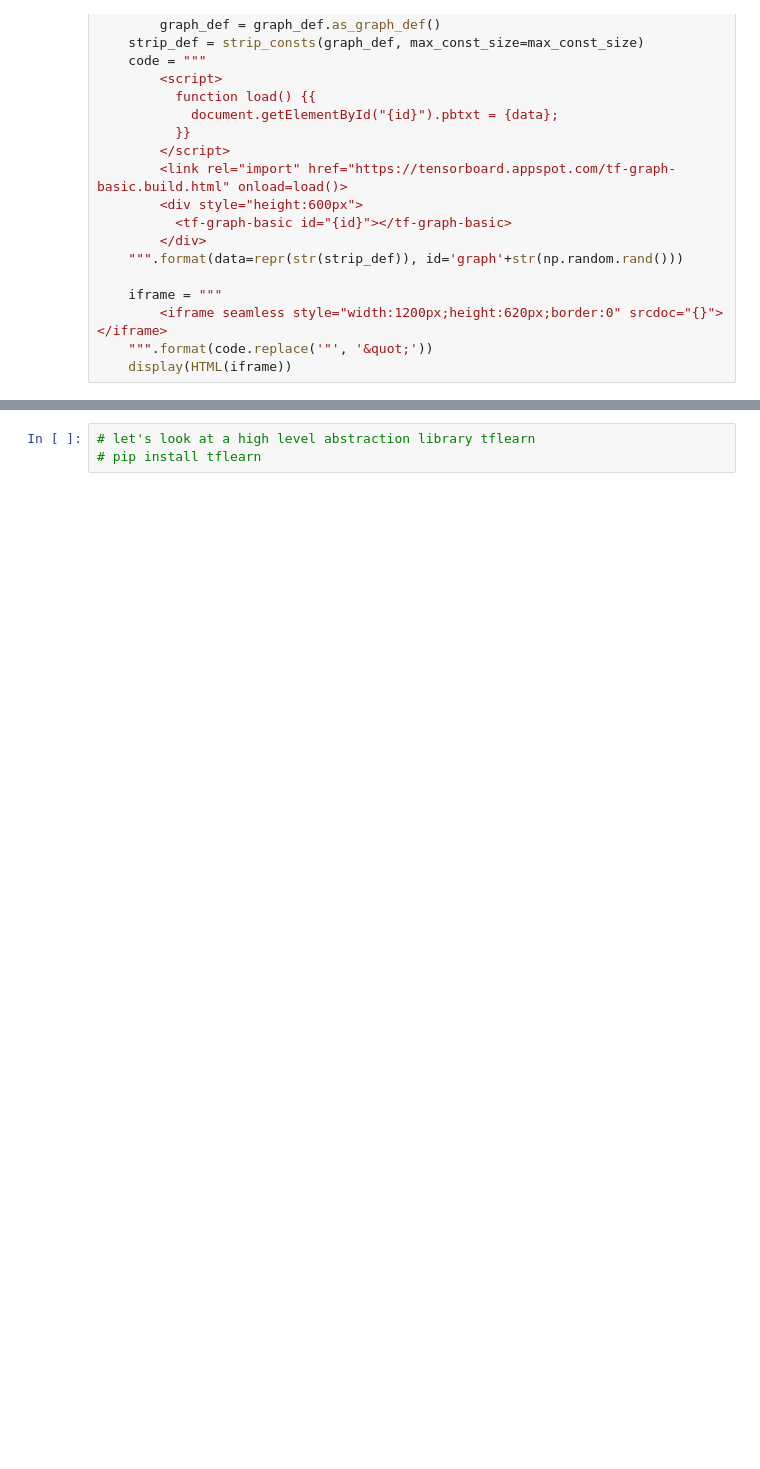
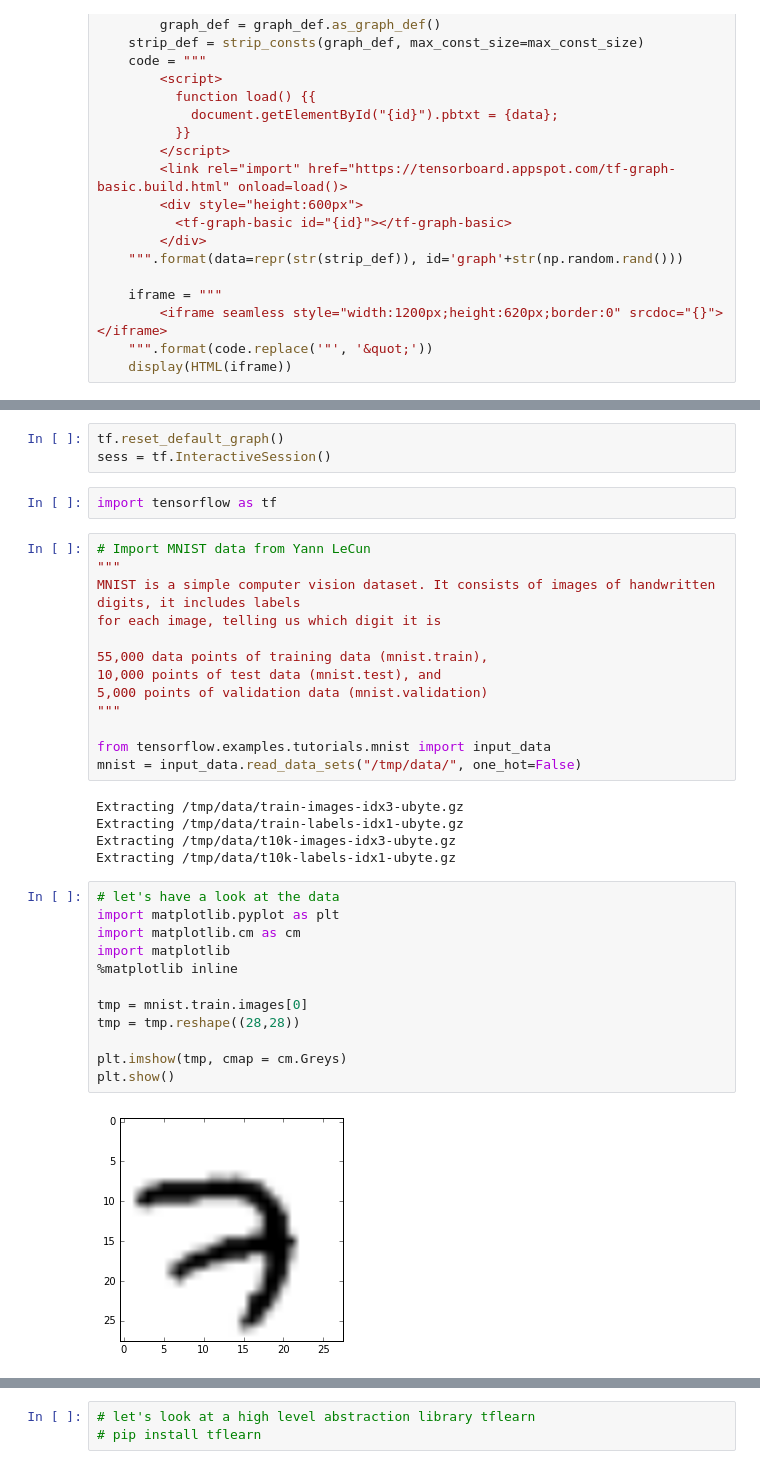
Before and after one commit to ivan-bilan/Deep-Learning-for-NLP-Tutorials, a Jupyter notebook: tensorflow_basics.ipynb, the cells around one changed output, grey strips where cells are left out. Cells and saved outputs as stored; diff of their text form; blank space fills up the shorter version.

Commit message:
added more examples

```diff
--- a/tensorflow_basics.ipynb
+++ b/tensorflow_basics.ipynb
@@ -355,0 +386,37 @@ show_graph(tf.get_default_graph().as_graph_def())
+# %%
+tf.reset_default_graph()
+sess = tf.InteractiveSession()
+# %%
+import tensorflow as tf
+# %%
+# Import MNIST data from Yann LeCun
+"""
+MNIST is a simple computer vision dataset. It consists of images of handwritten digits, it includes labels
+for each image, telling us which digit it is
+
+55,000 data points of training data (mnist.train),
+10,000 points of test data (mnist.test), and
+5,000 points of validation data (mnist.validation)
+"""
+
+from tensorflow.examples.tutorials.mnist import input_data
+mnist = input_data.read_data_sets("/tmp/data/", one_hot=False)
+# %% [output]
+Extracting /tmp/data/train-images-idx3-ubyte.gz
+Extracting /tmp/data/train-labels-idx1-ubyte.gz
+Extracting /tmp/data/t10k-images-idx3-ubyte.gz
+Extracting /tmp/data/t10k-labels-idx1-ubyte.gz
+# %%
+# let's have a look at the data
+import matplotlib.pyplot as plt
+import matplotlib.cm as cm
+import matplotlib
+%matplotlib inline
+
+tmp = mnist.train.images[0]
+tmp = tmp.reshape((28,28))
+
+plt.imshow(tmp, cmap = cm.Greys)
+plt.show()
+# %% [output]
+[figure, added]
```
Also changed, not shown: parts of 22 cells of this notebook, 1 other file.
